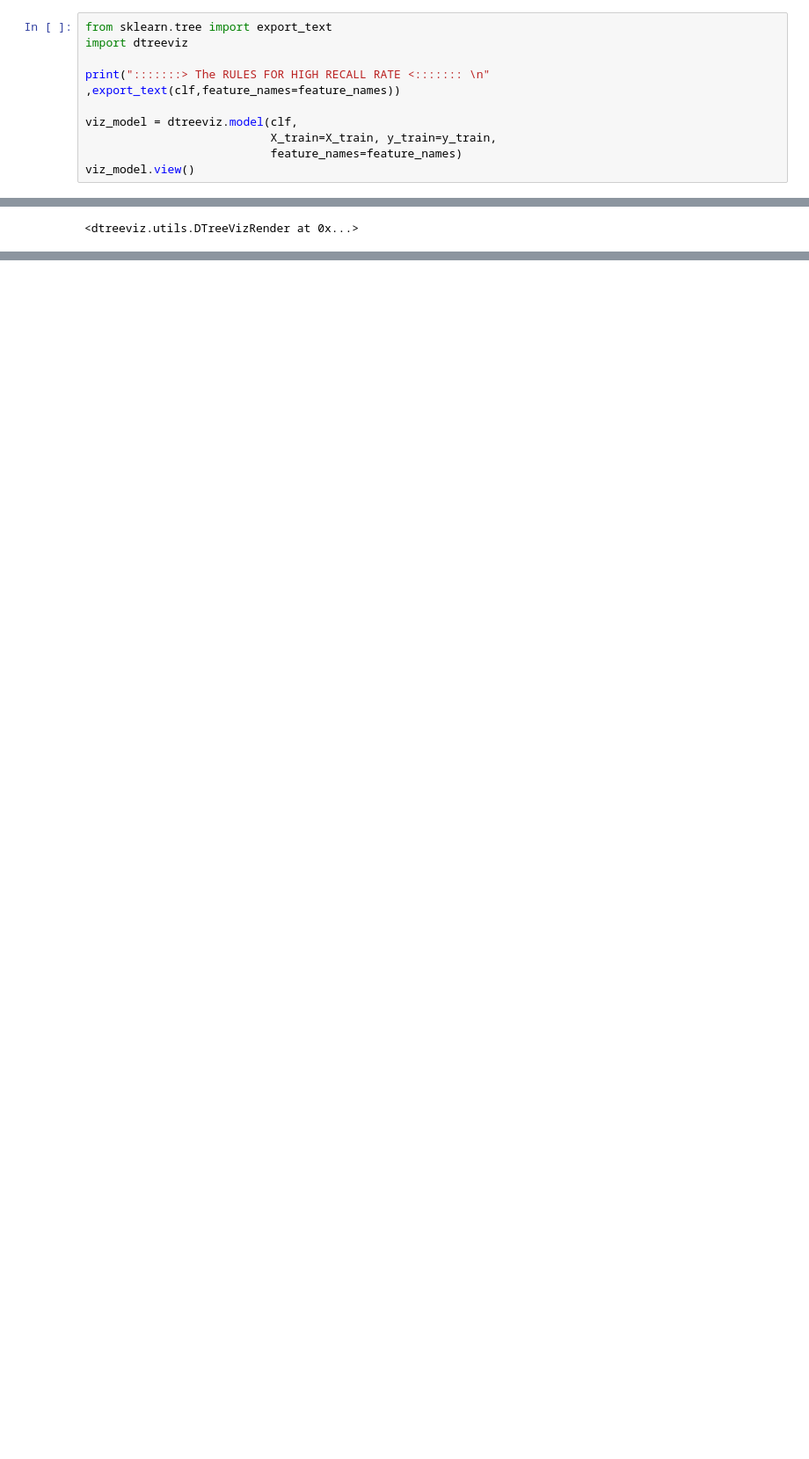
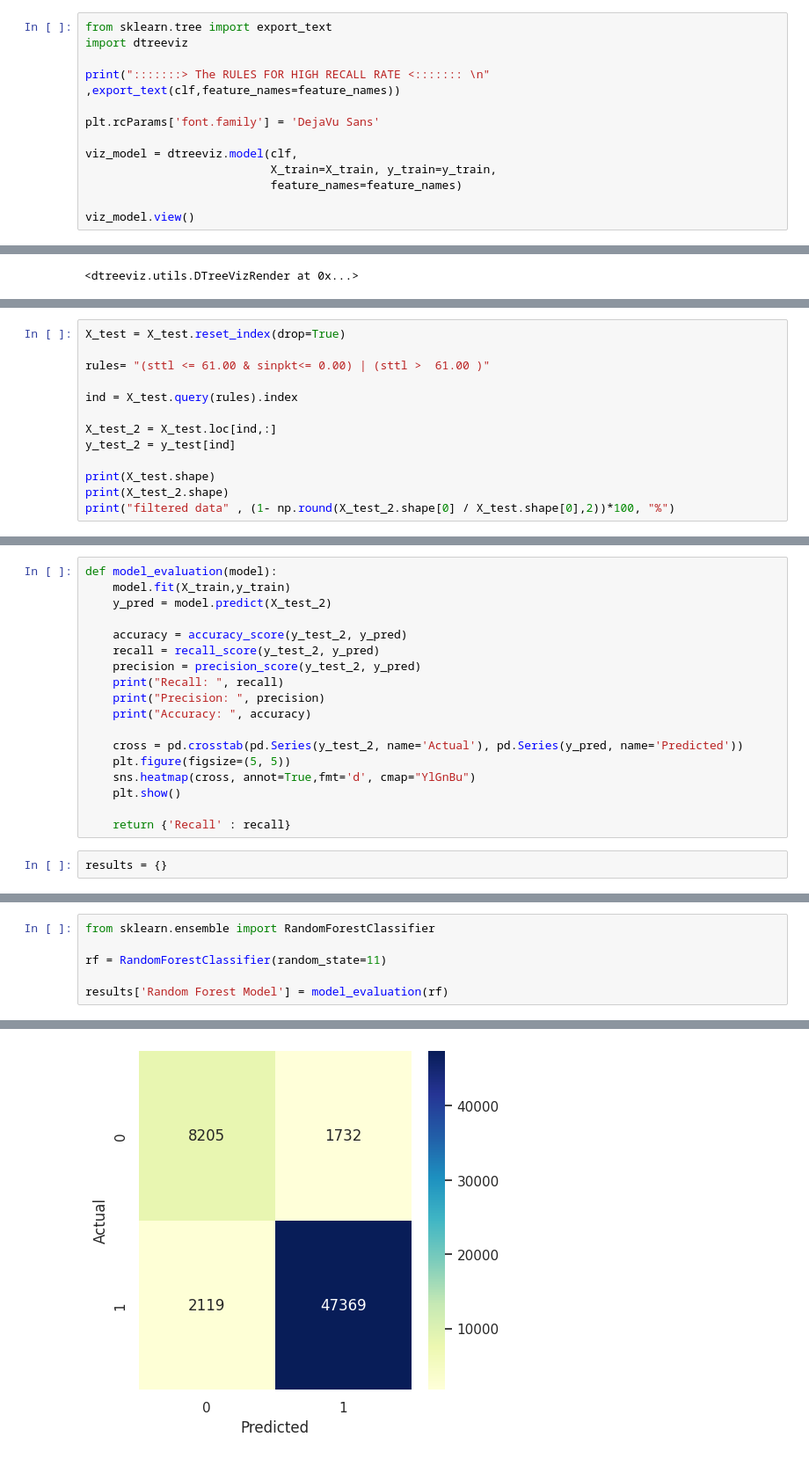
Before and after one commit to srupat/CyberGuard-AI, a Jupyter notebook: model.ipynb, the cells around one changed output, grey strips where cells are left out. Shown at 88% size. Cells and saved outputs as stored; diff of their text form; blank space fills up the shorter version.

```diff
--- a/model.ipynb
+++ b/model.ipynb
@@ -179,9 +186,12 @@ import dtreeviz
 
 print(":::::::> The RULES FOR HIGH RECALL RATE <::::::: \n" ,export_text(clf,feature_names=feature_names))
 
+plt.rcParams['font.family'] = 'DejaVu Sans'
+
 viz_model = dtreeviz.model(clf,
                            X_train=X_train, y_train=y_train,
                            feature_names=feature_names)
+
 viz_model.view()
 # %% [output]
 :::::::> The RULES FOR HIGH RECALL RATE <:::::::
@@ -215,0 +228,13 @@ WARNING:matplotlib.font_manager:findfont: Font family 'Arial' not found.
+# %%
+X_test = X_test.reset_index(drop=True)
+
+rules= "(sttl <= 61.00 & sinpkt<= 0.00) | (sttl >  61.00 )"
+
+ind = X_test.query(rules).index
+
+X_test_2 = X_test.loc[ind,:]
+y_test_2 = y_test[ind]
+
+print(X_test.shape)
+print(X_test_2.shape)
+print("filtered data" , (1- np.round(X_test_2.shape[0] / X_test.shape[0],2))*100, "%")
@@ -215,0 +247,20 @@ WARNING:matplotlib.font_manager:findfont: Font family 'Arial' not found.
+# %%
+def model_evaluation(model):
+    model.fit(X_train,y_train)
+    y_pred = model.predict(X_test_2)
+
+    accuracy = accuracy_score(y_test_2, y_pred)
+    recall = recall_score(y_test_2, y_pred)
+    precision = precision_score(y_test_2, y_pred)
+    print("Recall: ", recall)
+    print("Precision: ", precision)
+    print("Accuracy: ", accuracy)
+
+    cross = pd.crosstab(pd.Series(y_test_2, name='Actual'), pd.Series(y_pred, name='Predicted'))
+    plt.figure(figsize=(5, 5))
+    sns.heatmap(cross, annot=True,fmt='d', cmap="YlGnBu")
+    plt.show()
+
+    return {'Recall' : recall}
+# %%
+results = {}
@@ -215,0 +269,7 @@ WARNING:matplotlib.font_manager:findfont: Font family 'Arial' not found.
+# %%
+from sklearn.ensemble import RandomForestClassifier
+
+rf = RandomForestClassifier(random_state=11)
+
+results['Random Forest Model'] = model_evaluation(rf)
+# %% [output]
@@ -215,0 +279 @@ WARNING:matplotlib.font_manager:findfont: Font family 'Arial' not found.
+[figure, added]
```
Also changed, not shown: parts of 24 cells of this notebook.
